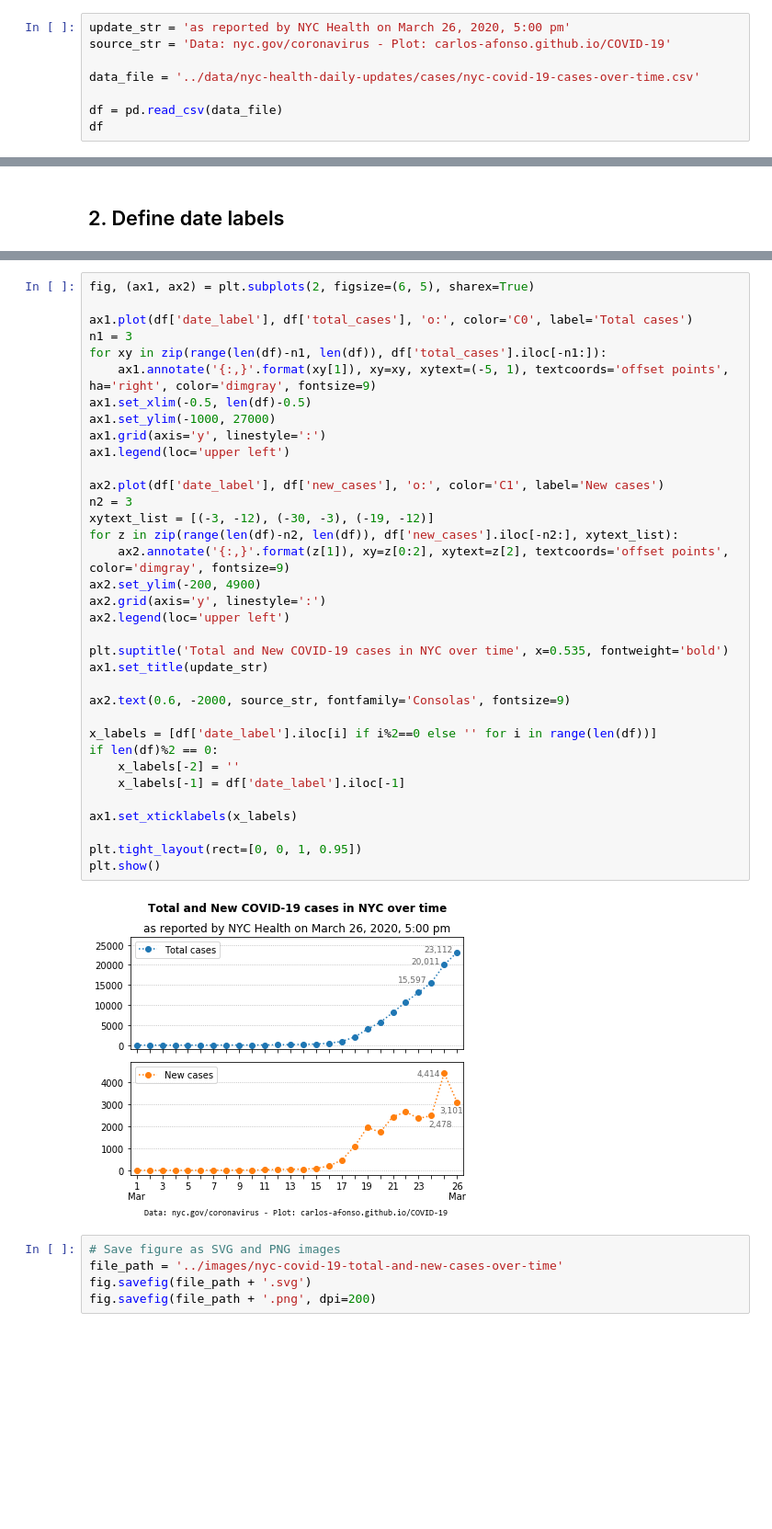
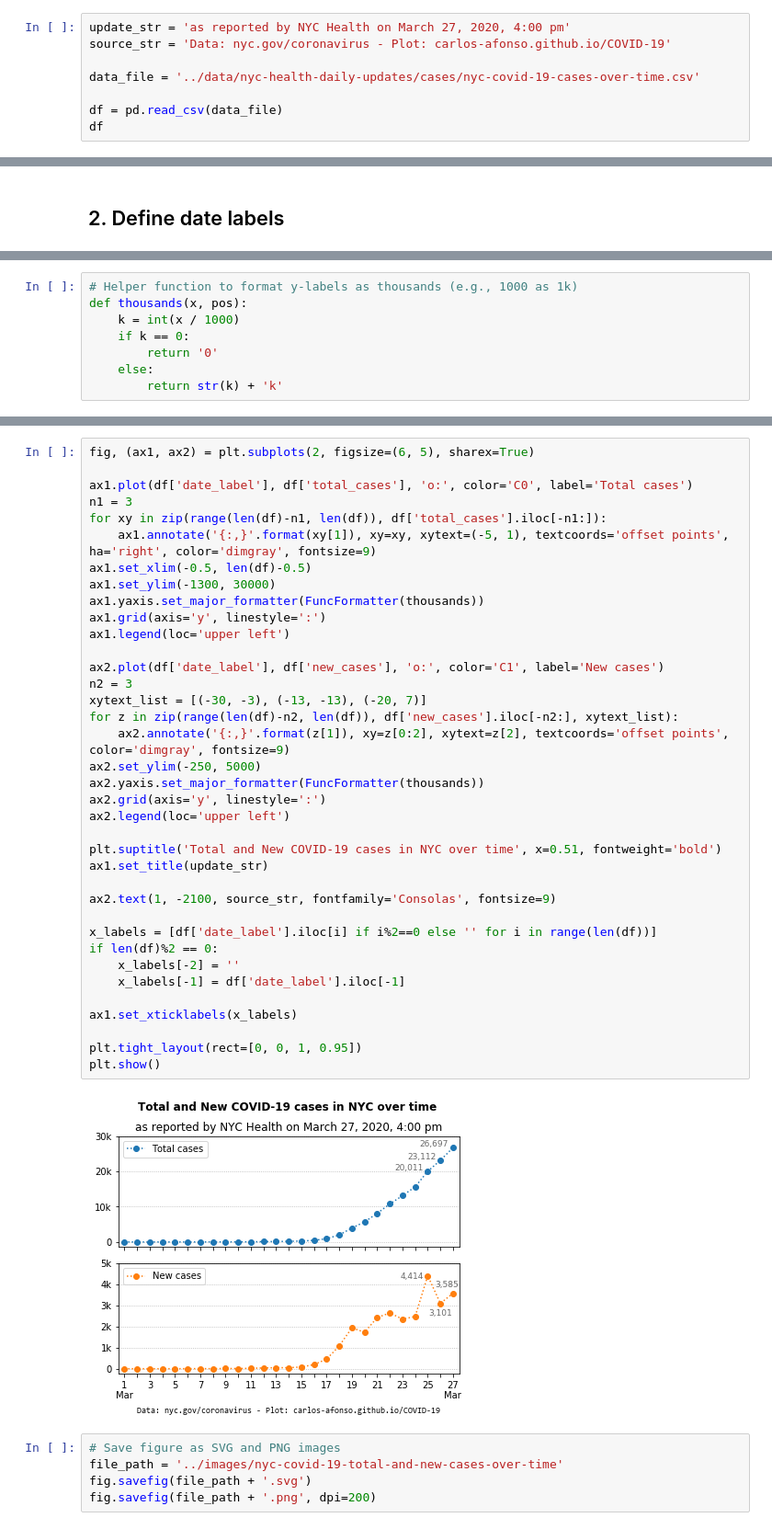
Before and after one commit to carlos-afonso/COVID-19, a Jupyter notebook: notebooks/nyc-covid-19-cases-over-time.ipynb, the cells around one changed output, grey strips where cells are left out. Shown: that part at 92% size. Cells and saved outputs as stored; diff of their text form; blank space fills up the shorter version.

Commit message:
updates NYC data and images

```diff
--- a/notebooks/nyc-covid-19-cases-over-time.ipynb
+++ b/notebooks/nyc-covid-19-cases-over-time.ipynb
@@ -11,7 +12,7 @@ import pandas as pd
 # %% [markdown]
 ## 1. Read data
 # %%
-update_str = 'as reported by NYC Health on March 26, 2020, 5:00 pm'
+update_str = 'as reported by NYC Health on March 27, 2020, 4:00 pm'
 source_str = 'Data: nyc.gov/coronavirus - Plot: carlos-afonso.github.io/COVID-19'
 
 data_file = '../data/nyc-health-daily-updates/cases/nyc-covid-19-cases-over-time.csv'
@@ -79 +82,9 @@ df
+# %%
+# Helper function to format y-labels as thousands (e.g., 1000 as 1k)
+def thousands(x, pos):
+    k = int(x / 1000)
+    if k == 0:
+        return '0'
+    else:
+        return str(k) + 'k'
 # %% [markdown]
@@ -82,39 +93,41 @@ df
 fig, (ax1, ax2) = plt.subplots(2, figsize=(6, 5), sharex=True)
 
 ax1.plot(df['date_label'], df['total_cases'], 'o:', color='C0', label='Total cases')
 n1 = 3
 for xy in zip(range(len(df)-n1, len(df)), df['total_cases'].iloc[-n1:]):
     ax1.annotate('{:,}'.format(xy[1]), xy=xy, xytext=(-5, 1), textcoords='offset points', ha='right', color='dimgray', fontsize=9)
 ax1.set_xlim(-0.5, len(df)-0.5)
-ax1.set_ylim(-1000, 27000)
+ax1.set_ylim(-1300, 30000)
+ax1.yaxis.set_major_formatter(FuncFormatter(thousands))
 ax1.grid(axis='y', linestyle=':')
 ax1.legend(loc='upper left')
 
 ax2.plot(df['date_label'], df['new_cases'], 'o:', color='C1', label='New cases')
 n2 = 3
-xytext_list = [(-3, -12), (-30, -3), (-19, -12)]
+xytext_list = [(-30, -3), (-13, -13), (-20, 7)]
 for z in zip(range(len(df)-n2, len(df)), df['new_cases'].iloc[-n2:], xytext_list):
     ax2.annotate('{:,}'.format(z[1]), xy=z[0:2], xytext=z[2], textcoords='offset points', color='dimgray', fontsize=9)
-ax2.set_ylim(-200, 4900)
+ax2.set_ylim(-250, 5000)
+ax2.yaxis.set_major_formatter(FuncFormatter(thousands))
 ax2.grid(axis='y', linestyle=':')
 ax2.legend(loc='upper left')
 
-plt.suptitle('Total and New COVID-19 cases in NYC over time', x=0.535, fontweight='bold')
+plt.suptitle('Total and New COVID-19 cases in NYC over time', x=0.51, fontweight='bold')
 ax1.set_title(update_str)
 
-ax2.text(0.6, -2000, source_str, fontfamily='Consolas', fontsize=9)
+ax2.text(1, -2100, source_str, fontfamily='Consolas', fontsize=9)
 
 x_labels = [df['date_label'].iloc[i] if i%2==0 else '' for i in range(len(df))]
 if len(df)%2 == 0:
     x_labels[-2] = ''
     x_labels[-1] = df['date_label'].iloc[-1]
 
 ax1.set_xticklabels(x_labels)
 
 plt.tight_layout(rect=[0, 0, 1, 0.95])
 plt.show()
 # %% [output]
-[figure, old version]
+[figure, new version]
 # %%
 # Save figure as SVG and PNG images
 file_path = '../images/nyc-covid-19-total-and-new-cases-over-time'
```
Also changed, not shown: parts of 10 cells of this notebook, 9 other files.
